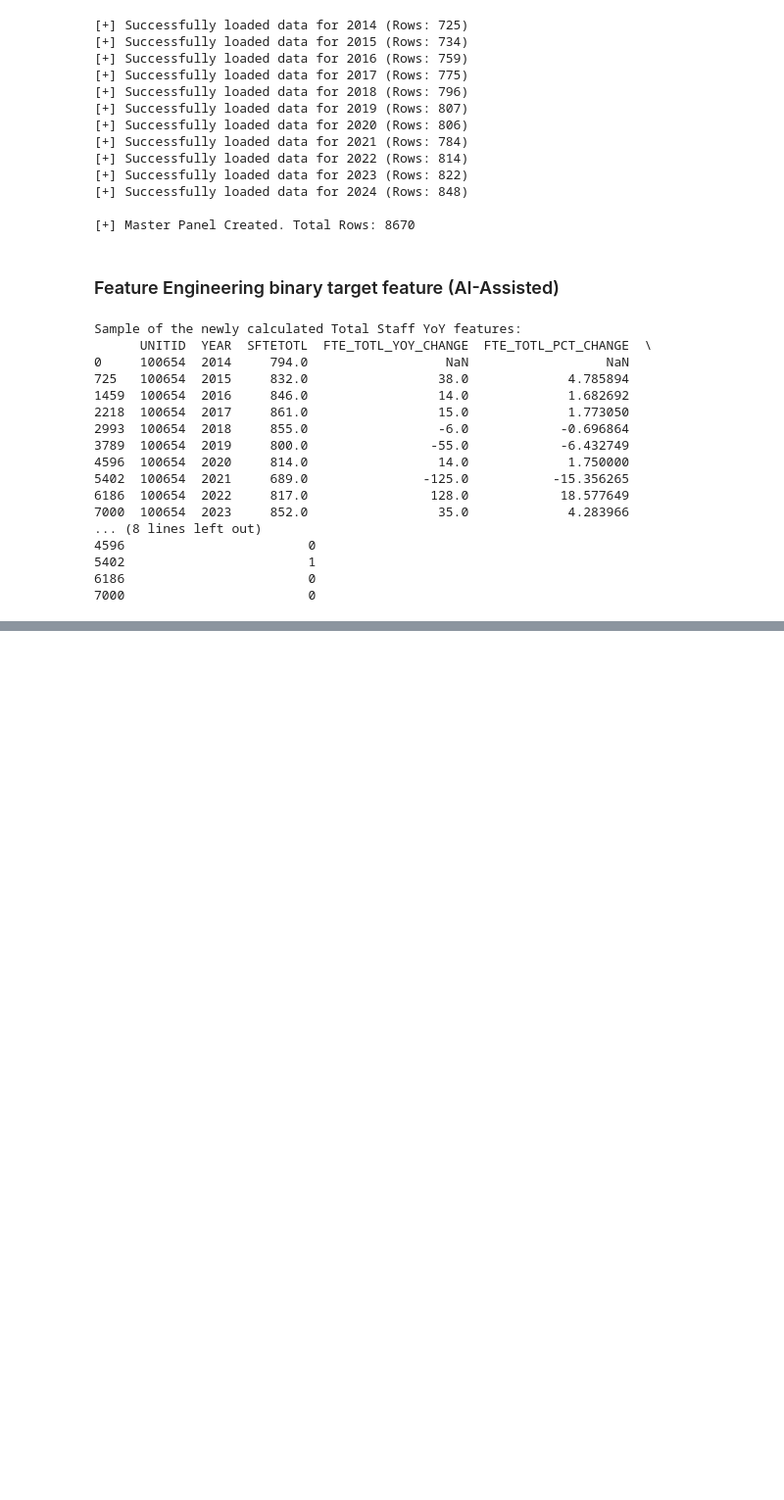
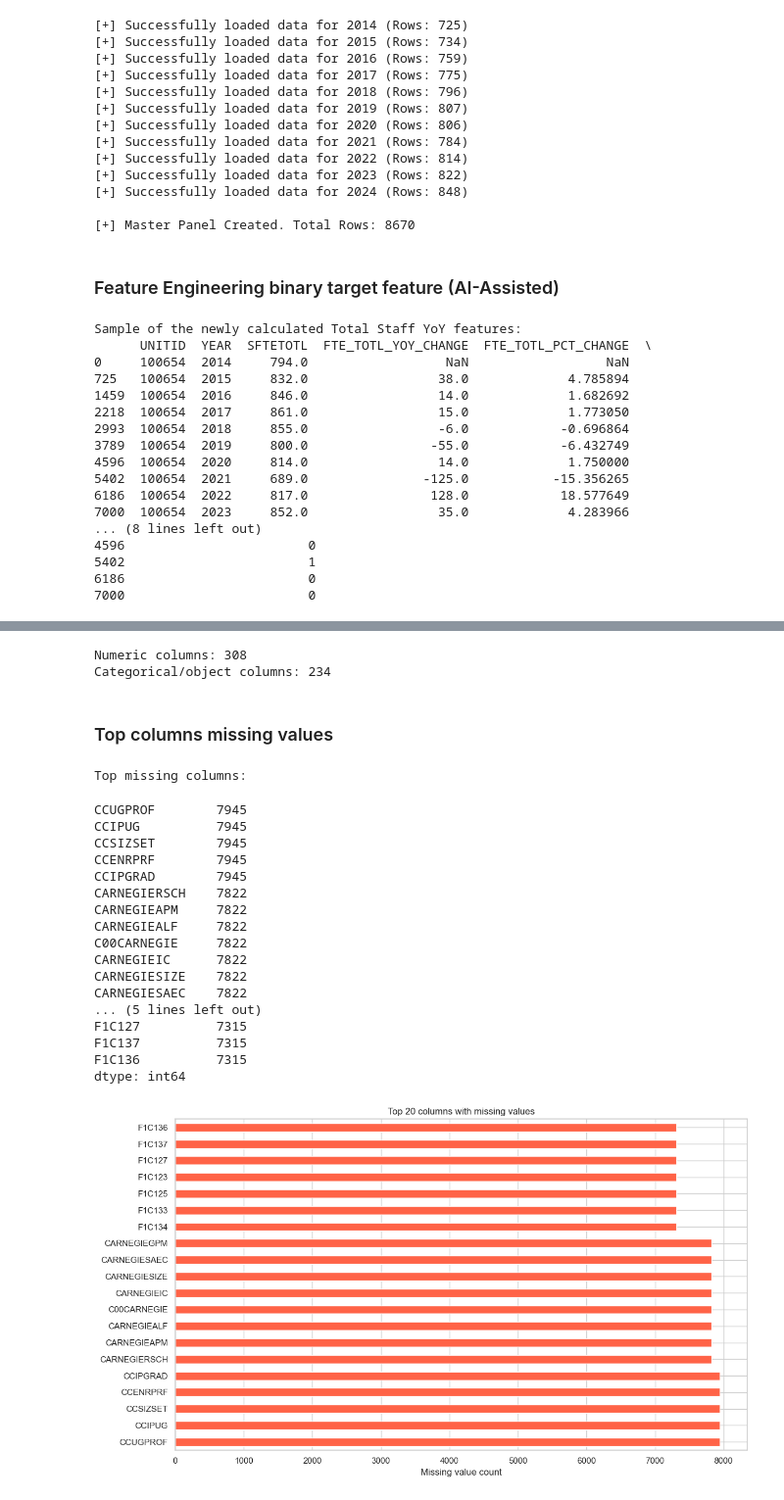
Before and after one commit to jeehunhwang/academic-staff-safeguard, a Jupyter notebook: Code/jason_eda.ipynb, the cells around one changed output, grey strips where cells are left out. Shown at 98% size. Drawn from its saved outputs; the diff is of its cells as text; code cells hidden in the pictures; blank space fills up the shorter version.

```diff
--- a/Code/jason_eda.ipynb
+++ b/Code/jason_eda.ipynb
@@ -417,0 +357,7 @@ if len(corr_cols) >= 2:
+# %%
+sns.set_theme(style="whitegrid")
+plt.rcParams["figure.figsize"] = (10, 6)
+
+# 1) Basic overview
+print("Shape of master_panel_df:", master_panel_df.shape)
+display(master_panel_df.head(3))
@@ -417,0 +371,42 @@ if len(corr_cols) >= 2:
+# %%
+numeric_cols = master_panel_df.select_dtypes(include=["number"]).columns.tolist()
+cat_cols = master_panel_df.select_dtypes(exclude=["number"]).columns.tolist()
+print(f"Numeric columns: {len(numeric_cols)}")
+print(f"Categorical/object columns: {len(cat_cols)}")
+# %% [output]
+Numeric columns: 308
+Categorical/object columns: 234
+# %% [markdown]
+### Top columns missing values
+# %%
+missing_summary = master_panel_df.isna().sum().sort_values(ascending=False)
+missing_summary = missing_summary[missing_summary > 0]
+print("\nTop missing columns:")
+display(missing_summary.head(20))
+
+plt.figure(figsize=(12, 7))
+missing_summary.head(20).plot(kind="barh", color="tomato")
+plt.title("Top 20 columns with missing values")
+plt.xlabel("Missing value count")
+plt.tight_layout()
+plt.show()
+# %% [output]
+Top missing columns:
+CCUGPROF        7945
+CCIPUG          7945
+CCSIZSET        7945
+CCENRPRF        7945
+CCIPGRAD        7945
+CARNEGIERSCH    7822
+CARNEGIEAPM     7822
+CARNEGIEALF     7822
+C00CARNEGIE     7822
+CARNEGIEIC      7822
+CARNEGIESIZE    7822
+CARNEGIESAEC    7822
+... (5 lines left out)
+F1C127          7315
+F1C137          7315
+F1C136          7315
+dtype: int64
+[figure, added]
```
Also changed, not shown: parts of 19 cells of this notebook.
